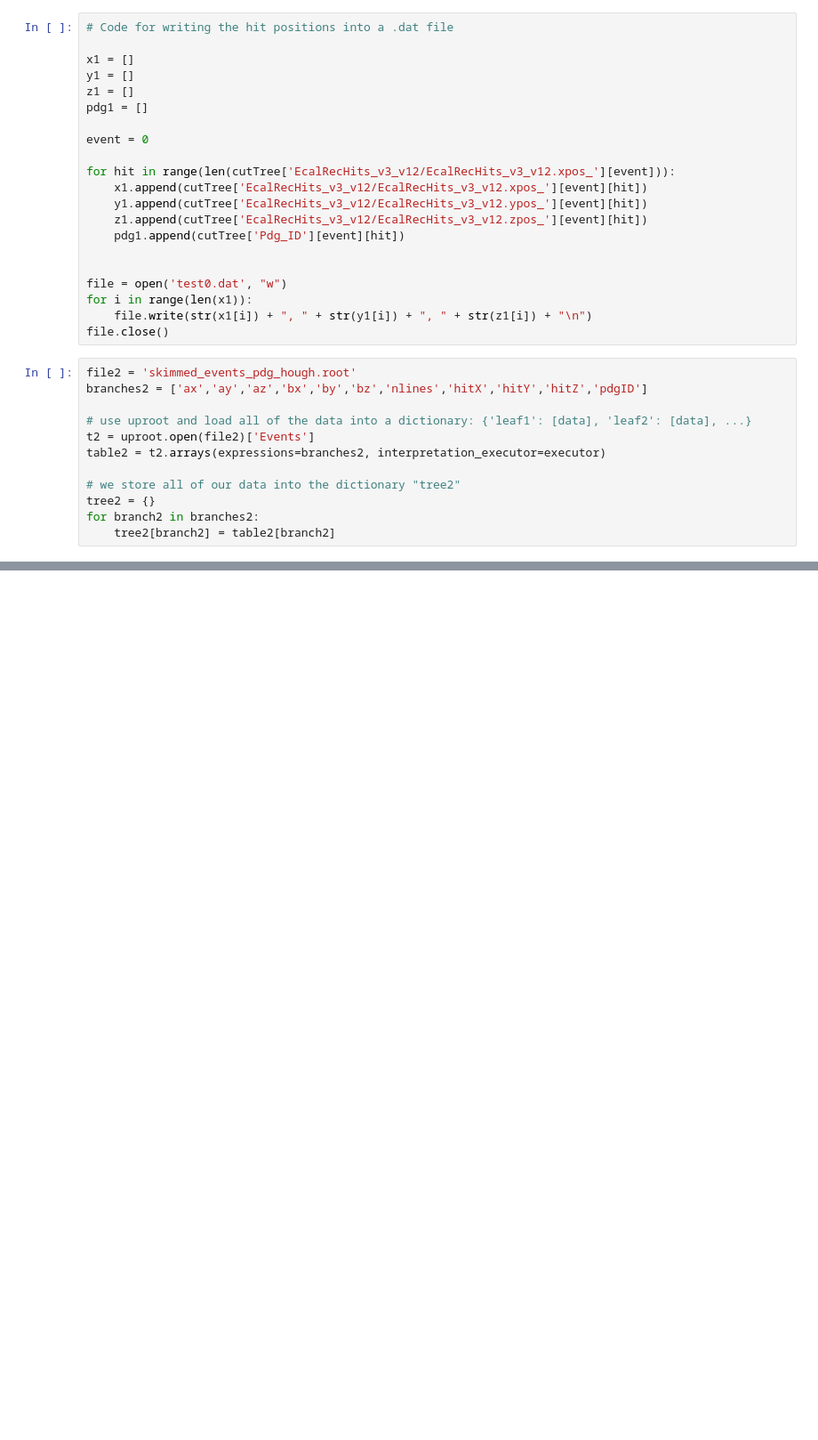
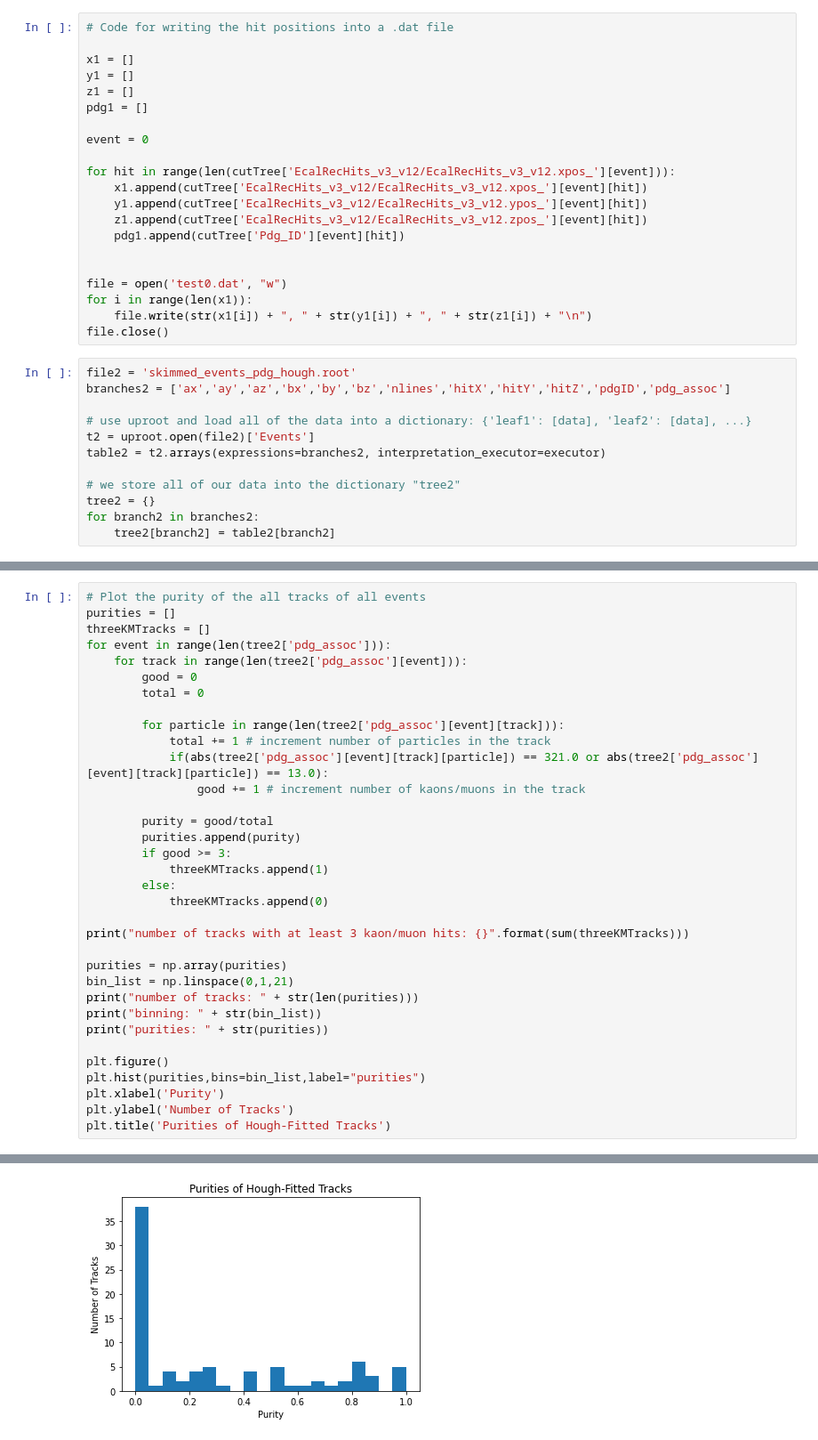
Before and after one commit to pbutti/ldmx_notebooks, a Jupyter notebook: triplets.ipynb, the cells around one changed output, grey strips where cells are left out. Shown at 89% size. Cells and saved outputs as stored; diff of their text form; blank space fills up the shorter version.

Commit message:
added several cells that plot distributions related to the hough-fitted tracks

```diff
--- a/triplets.ipynb
+++ b/triplets.ipynb
@@ -268,7 +268,7 @@ for i in range(len(x1)):
 file.close()
 # %%
 file2 = 'skimmed_events_pdg_hough.root'
-branches2 = ['ax','ay','az','bx','by','bz','nlines','hitX','hitY','hitZ','pdgID']
+branches2 = ['ax','ay','az','bx','by','bz','nlines','hitX','hitY','hitZ','pdgID','pdg_assoc']
 
 # use uproot and load all of the data into a dictionary: {'leaf1': [data], 'leaf2': [data], ...}
 t2 = uproot.open(file2)['Events']
@@ -280,0 +285,35 @@ for branch2 in branches2:
+# %%
+# Plot the purity of the all tracks of all events
+purities = []
+threeKMTracks = []
+for event in range(len(tree2['pdg_assoc'])):
+    for track in range(len(tree2['pdg_assoc'][event])):
+        good = 0
+        total = 0
+
+        for particle in range(len(tree2['pdg_assoc'][event][track])):
+            total += 1 # increment number of particles in the track
+            if(abs(tree2['pdg_assoc'][event][track][particle]) == 321.0 or abs(tree2['pdg_assoc'][event][track][particle]) == 13.0):
+                good += 1 # increment number of kaons/muons in the track
+
+        purity = good/total
+        purities.append(purity)
+        if good >= 3:
+            threeKMTracks.append(1)
+        else:
+            threeKMTracks.append(0)
+
+print("number of tracks with at least 3 kaon/muon hits: {}".format(sum(threeKMTracks)))
+
+purities = np.array(purities)
+bin_list = np.linspace(0,1,21)
+print("number of tracks: " + str(len(purities)))
+print("binning: " + str(bin_list))
+print("purities: " + str(purities))
+
+plt.figure()
+plt.hist(purities,bins=bin_list,label="purities")
+plt.xlabel('Purity')
+plt.ylabel('Number of Tracks')
+plt.title('Purities of Hough-Fitted Tracks')
+# %% [output]
@@ -280,0 +340 @@ for branch2 in branches2:
+[figure, added]
```
Also changed, not shown: parts of 5 cells of this notebook.
